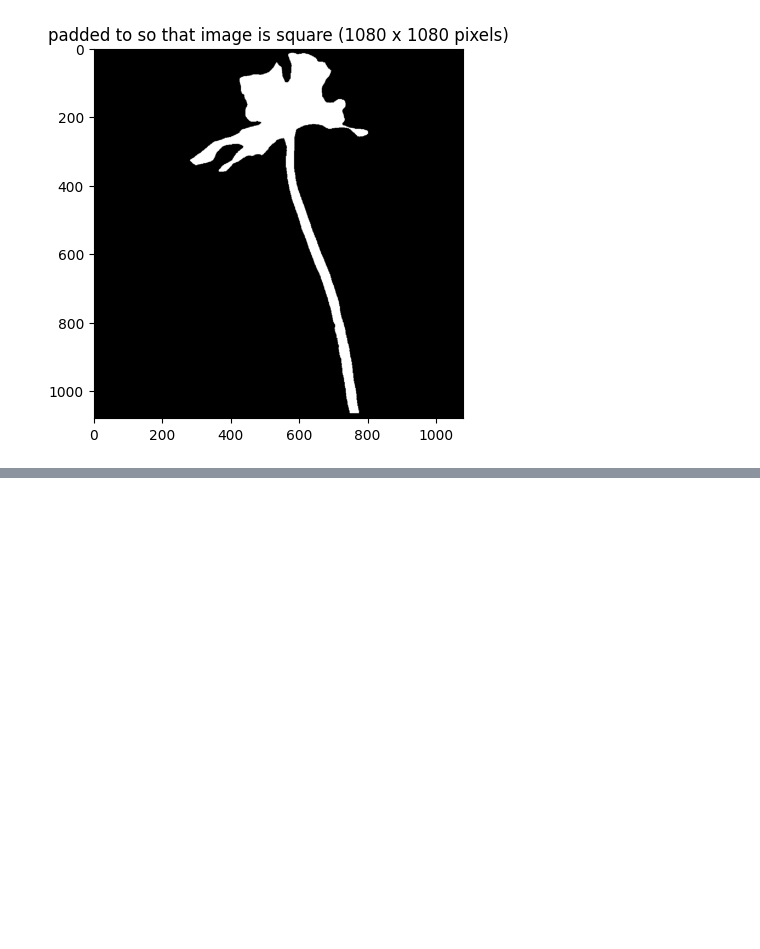
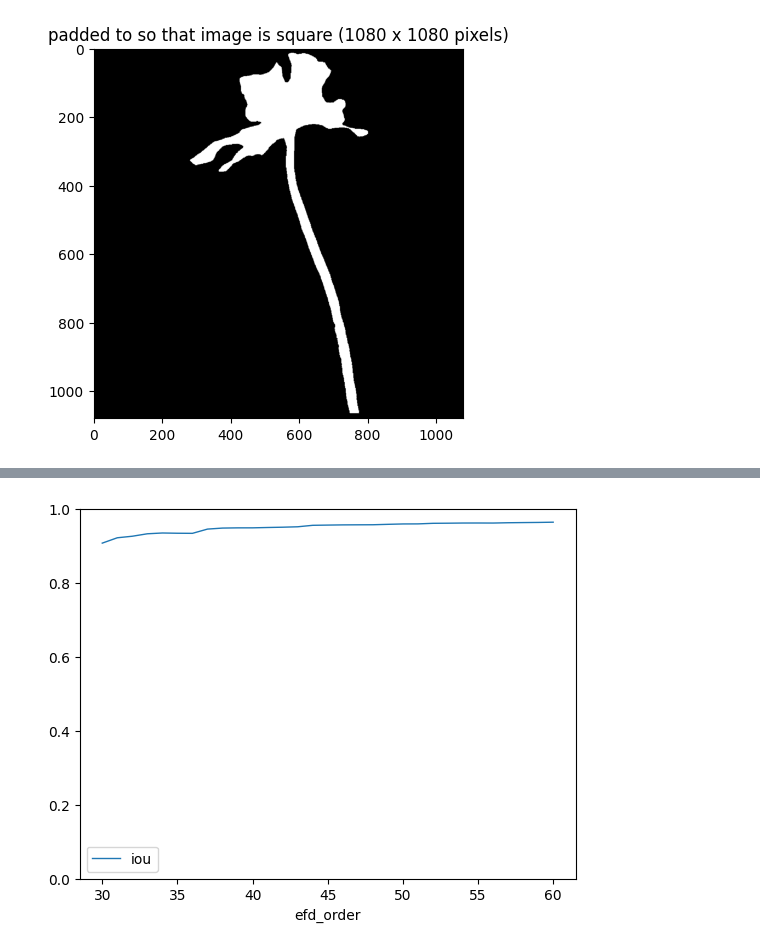
Before and after one commit to aubreymoore/sam3-2026-01-31, a Jupyter notebook: poly2mask.ipynb, the cells around one changed output, grey strips where cells are left out. Cells and saved outputs as stored; diff of their text form; code cells hidden in the pictures; blank space fills up the shorter version.

```diff
--- a/poly2mask.ipynb
+++ b/poly2mask.ipynb
@@ -344,0 +528,9 @@ calculate_polygon_iou(centered_contour, centered_reconstructed_poly)
+# %%
+def check_padding(binary_image):
+    """ Check for padding on edges of a binary image."""
+    arr = mask
+    top_ones = np.sum(arr[0, :])
+    bottom_ones = np.sum(arr[-1, :])
+    left_ones = np.sum(arr[:, 0])
+    right_ones = np.sum(arr[:, -1])
+    ic(top_ones, bottom_ones, left_ones, right_ones)
@@ -344,0 +624,4 @@ calculate_polygon_iou(centered_contour, centered_reconstructed_poly)
+# %%
+df_results.plot(x='efd_order', y='iou', ylim=(0.0, 1.0), linewidth=1);
+# %% [output]
+[figure, added]
```
Also changed, not shown: parts of 15 cells of this notebook.
